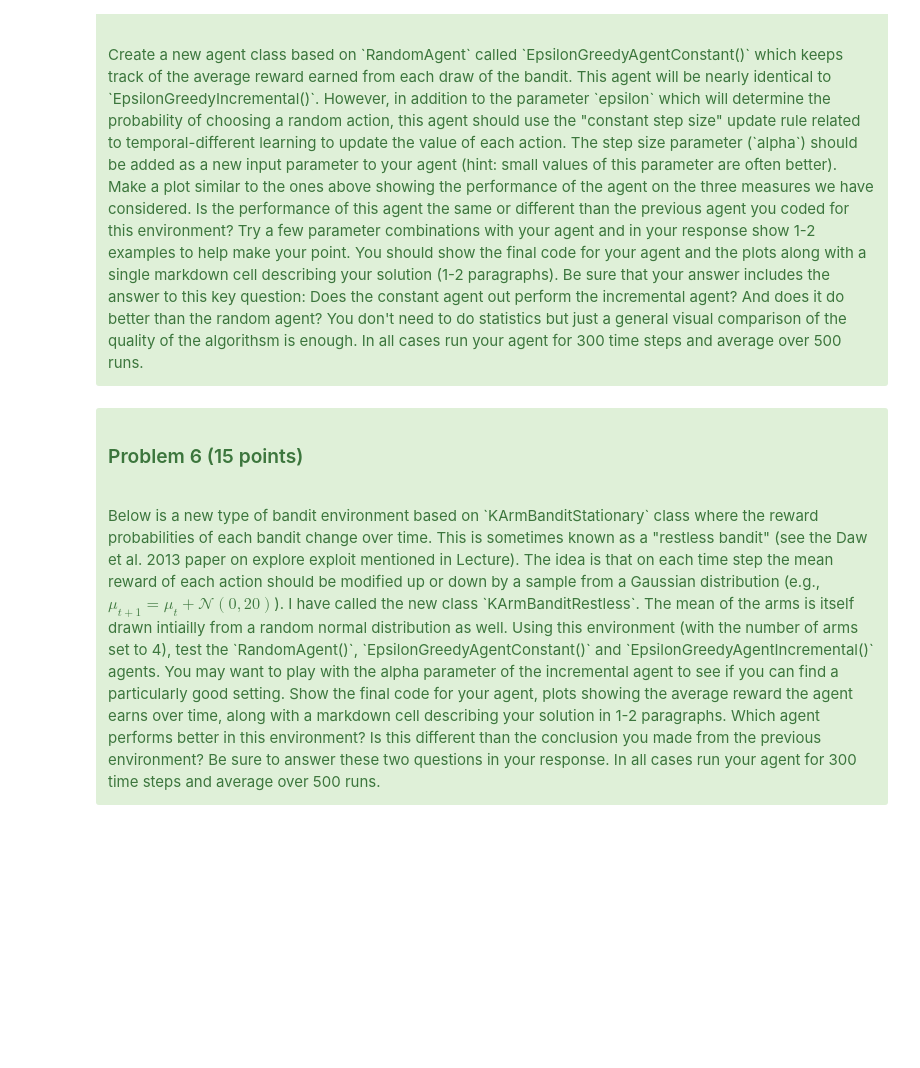
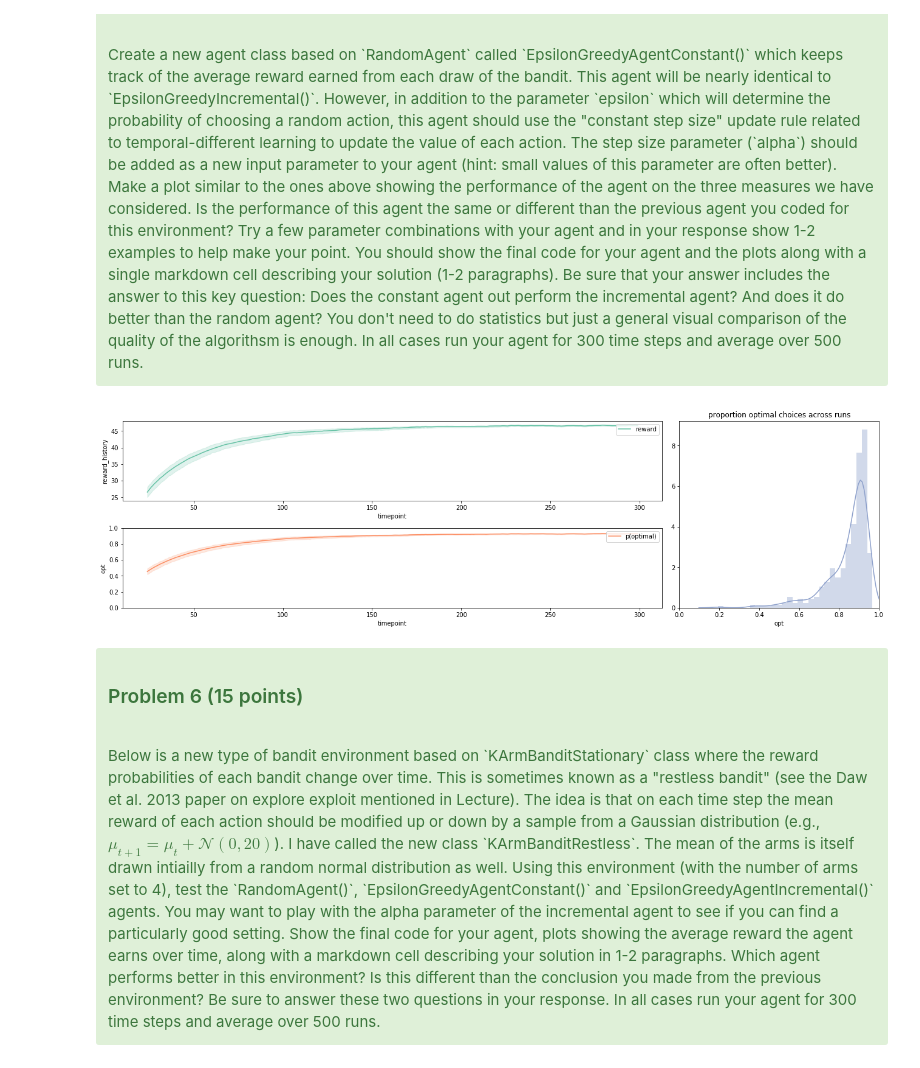
Before and after one commit to brendenlake/archive-CCM-site, a Jupyter notebook: homeworks/homework-RL/Homework-RL-B.ipynb, the cells around one changed output. Saved outputs shown, nothing was run; the diff lists cells and outputs as text; code cells hidden in the pictures; blank space fills up the shorter version.

```diff
--- a/homeworks/homework-RL/Homework-RL-B.ipynb
+++ b/homeworks/homework-RL/Homework-RL-B.ipynb
@@ -162,6 +217,58 @@ Can you use what we have learned in lecture to do better?
 <h3> Problem 5 (15 points) </h3><br>
 Create a new agent class based on `RandomAgent` called `EpsilonGreedyAgentConstant()` which keeps track of the average reward earned from each draw of the bandit.  This agent will be nearly identical to `EpsilonGreedyIncremental()`.  However, in addition to the parameter `epsilon` which will determine the probability of choosing a random action, this agent should use the "constant step size" update rule related to temporal-different learning to update the value of each action.  The step size parameter (`alpha`) should be added as a new input parameter to your agent (hint: small values of this parameter are often better).   Make a plot similar to the ones above showing the performance of the agent on the three measures we have considered.  Is the performance of this agent the same or different than the previous agent you coded for this environment?  Try a few parameter combinations with your agent and in your response show 1-2 examples to help make your point.  You should show the final code for your agent and the plots along with a single markdown cell describing your solution (1-2 paragraphs). Be sure that your answer includes the answer to this key question: Does the constant agent out perform the incremental agent?  And does it do better than the random agent?  You don't need to do statistics but just a general visual comparison of the quality of the algorithsm is enough.  In all cases run your agent for 300 time steps and average over 500 runs.
 </div>
+# %%
+class EpsilonGreedyAgentConstant():
+    def __init__(self, k, epsilon=0.1, alpha=0.1):
+        self.num_actions = k
+        self.epsilon = epsilon
+        self.alpha = alpha
+        self.Q = np.zeros(k)
+        self.N = np.zeros(k)
+
+    def choose(self):
+        if random.random() <= self.epsilon:
+            return random.randrange(self.num_actions)
+        return np.argmax(self.Q)
+
+    def learn(self, reward, action):
+        self.N[action] = self.N[action] + 1
+        self.Q[action] = self.Q[action] + self.alpha * (reward -  self.Q[action])
+# %%
+np.random.seed(300) # fix a seed for repeatable experiments
+
+# parameters of simulation
+n_timesteps = 300
+n_runs = 500
+
+# set up bandit options
+n_bandits = 4
+bandit_means = [0.,50.,10.,4.]
+bandit_sds = [1.0]*n_bandits
+
+reward_history = []
+opt_history = []
+run_history = []
+timestep = []
+
+for run in range(n_runs):  # repeat a given number random repetitions of the experiment
+    agent = EpsilonGreedyAgentConstant(n_bandits, epsilon=0.1, alpha=0.5)
+    random.shuffle(bandit_means) # randomize location of "best"
+    bandit = KArmBanditStationary(bandit_means,bandit_sds) # create a new bandit
+    for i in range(n_timesteps): # for a certain number of time steps
+        choice = agent.choose() # let the agent choose
+        reward, opt = bandit.step(choice)
+        agent.learn(reward,choice)
+        reward_history.append(reward)
+        opt_history.append(opt)
+        run_history.append(run)
+        timestep.append(i)
+
+# plot the results
+sim_result_df=pd.DataFrame({"run": run_history, "timepoint": timestep, "reward_history":reward_history, "opt": opt_history})
+plot_results(sim_result_df)
+# %% [output]
+[figure, added]
 # %% [markdown]
 <div class="alert alert-success" role="alert">
 <h3> Problem 6 (15 points) </h3><br>
```
Also changed, not shown: parts of 6 cells of this notebook, 1 other file.
